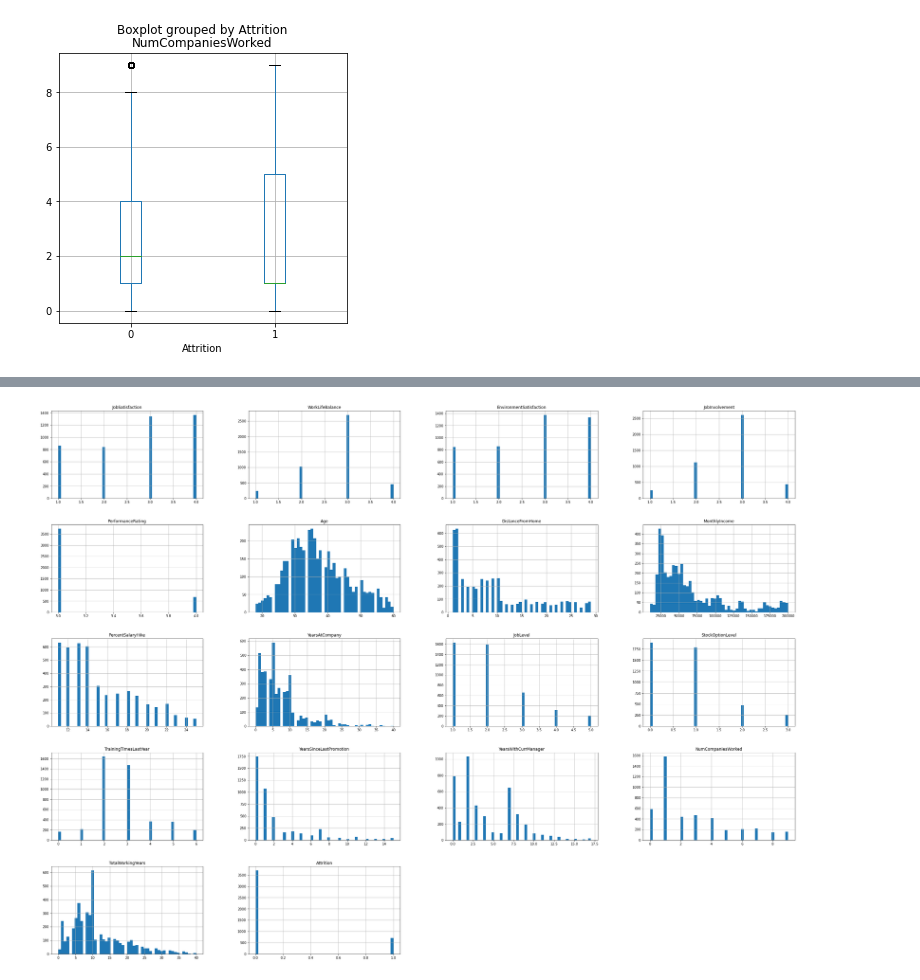
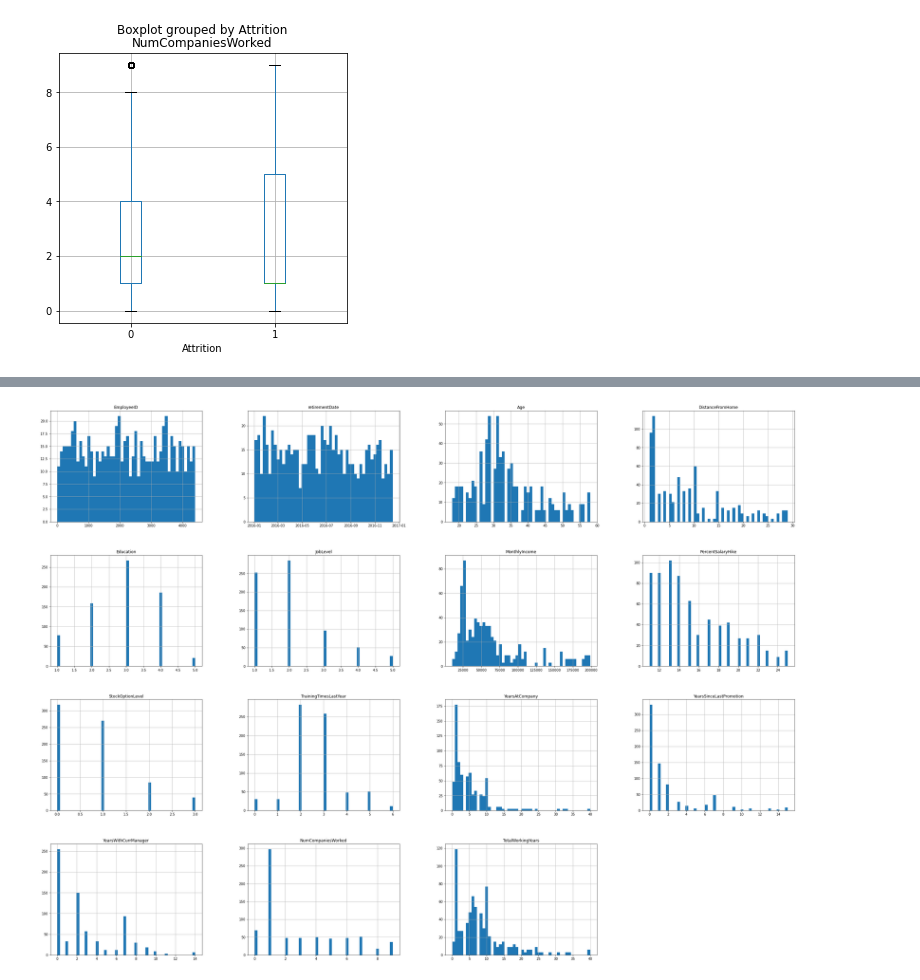
Before and after one commit to jhansanchez/Caso-de-estudio-RH, a Jupyter notebook: casoRH.ipynb, the cells around one changed output, grey strips where cells are left out. Drawn from its saved outputs; the diff is of its cells as text; code cells hidden in the pictures.

```diff
--- a/casoRH.ipynb
+++ b/casoRH.ipynb
@@ -1164,5 +1063,5 @@ df40.boxplot("NumCompaniesWorked", "Attrition", figsize=(5,5))
 # %%
-df40.hist(bins=50, figsize=(40,30))
+df_GR.hist(bins=50, figsize=(40,30))
 plt.show()
 # %% [output]
-[figure, old version]
+[figure, new version]
```
Also changed, not shown: parts of 15 cells of this notebook.
